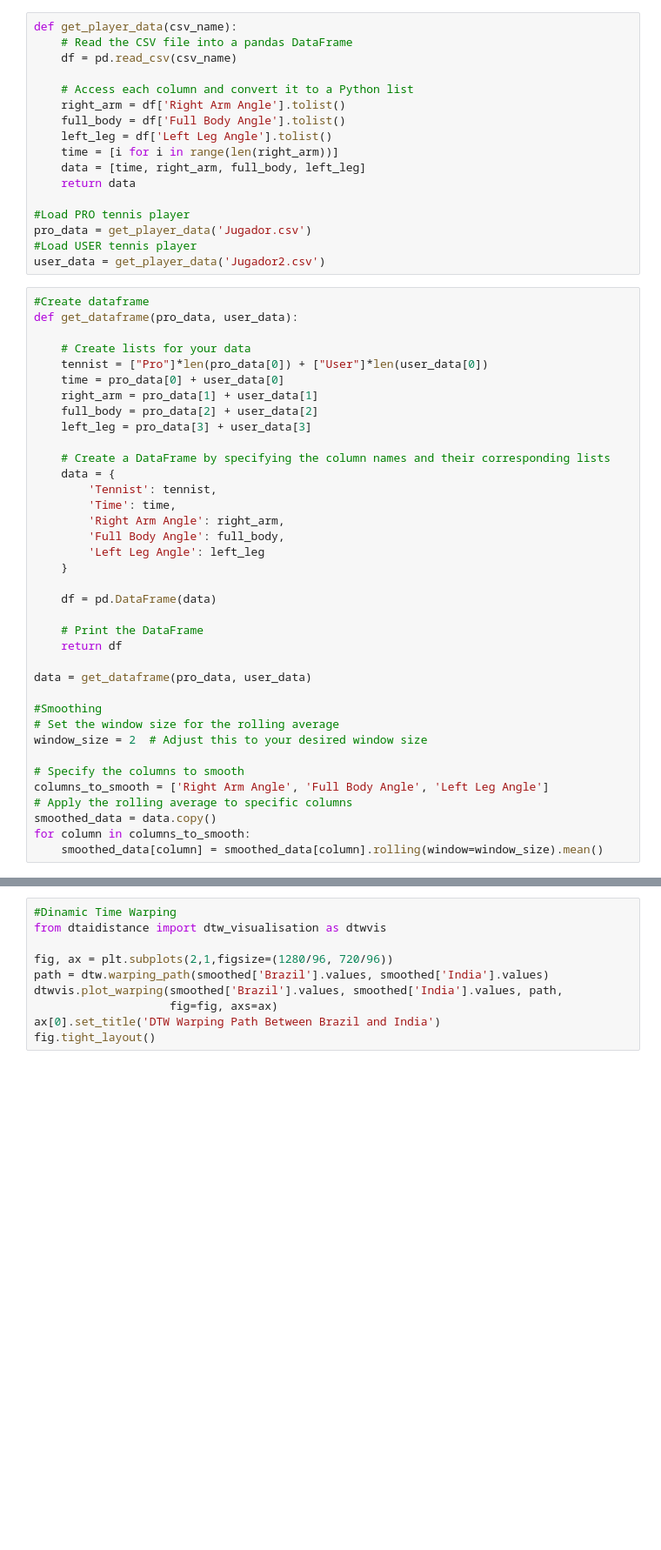
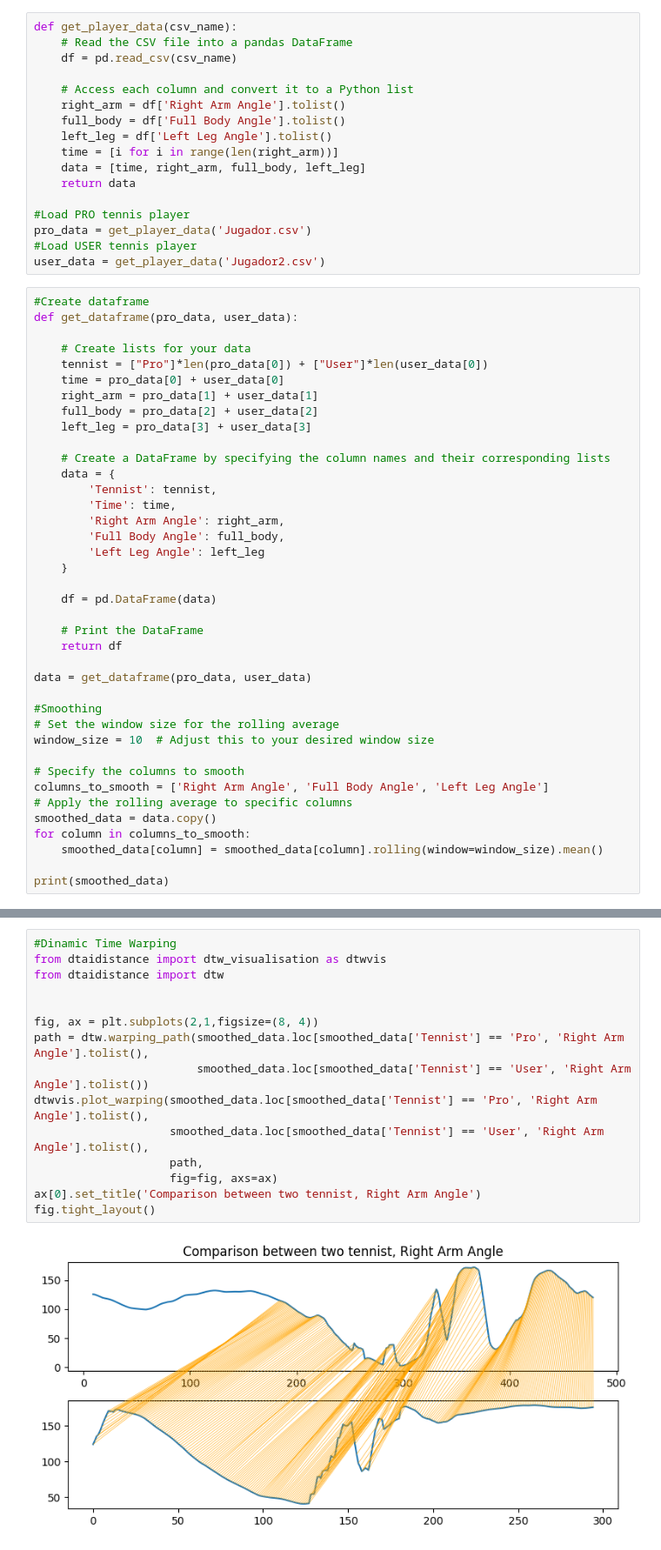
Before and after one commit to NicoBWin/TP-G1_MdA, a Jupyter notebook: Time_Series_Similarity.ipynb, the cells around one changed output, grey strips where cells are left out. Shown: that part at 87% size. Drawn from its saved outputs; the diff is of its cells as text; blank space fills up the shorter version.

```diff
--- a/Time_Series_Similarity.ipynb
+++ b/Time_Series_Similarity.ipynb
@@ -47,7 +47,7 @@ data = get_dataframe(pro_data, user_data)
 
 #Smoothing
 # Set the window size for the rolling average
-window_size = 2  # Adjust this to your desired window size
+window_size = 10  # Adjust this to your desired window size
 
 # Specify the columns to smooth
 columns_to_smooth = ['Right Arm Angle', 'Full Body Angle', 'Left Leg Angle']
@@ -55,3 +55,5 @@ columns_to_smooth = ['Right Arm Angle', 'Full Body Angle', 'Left Leg Angle']
 smoothed_data = data.copy()
 for column in columns_to_smooth:
     smoothed_data[column] = smoothed_data[column].rolling(window=window_size).mean()
+
+print(smoothed_data)
@@ -58,10 +75,17 @@ for column in columns_to_smooth:
 # %%
 #Dinamic Time Warping
 from dtaidistance import dtw_visualisation as dtwvis
+from dtaidistance import dtw
 
-fig, ax = plt.subplots(2,1,figsize=(1280/96, 720/96))
-path = dtw.warping_path(smoothed['Brazil'].values, smoothed['India'].values)
-dtwvis.plot_warping(smoothed['Brazil'].values, smoothed['India'].values, path,
+
+fig, ax = plt.subplots(2,1,figsize=(8, 4))
+path = dtw.warping_path(smoothed_data.loc[smoothed_data['Tennist'] == 'Pro', 'Right Arm Angle'].tolist(),
+                        smoothed_data.loc[smoothed_data['Tennist'] == 'User', 'Right Arm Angle'].tolist())
+dtwvis.plot_warping(smoothed_data.loc[smoothed_data['Tennist'] == 'Pro', 'Right Arm Angle'].tolist(),
+                    smoothed_data.loc[smoothed_data['Tennist'] == 'User', 'Right Arm Angle'].tolist(),
+                    path,
                     fig=fig, axs=ax)
-ax[0].set_title('DTW Warping Path Between Brazil and India')
+ax[0].set_title('Comparison between two tennist, Right Arm Angle')
 fig.tight_layout()
+# %% [output]
+[figure, added]
```
Also changed, not shown: parts of 1 cell of this notebook.
